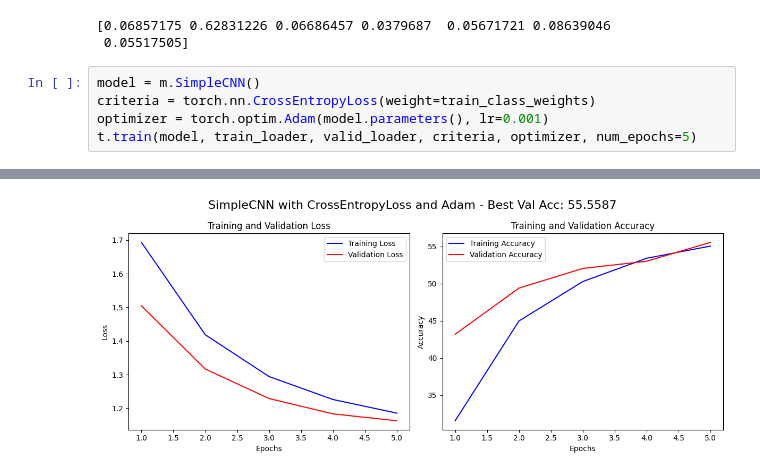
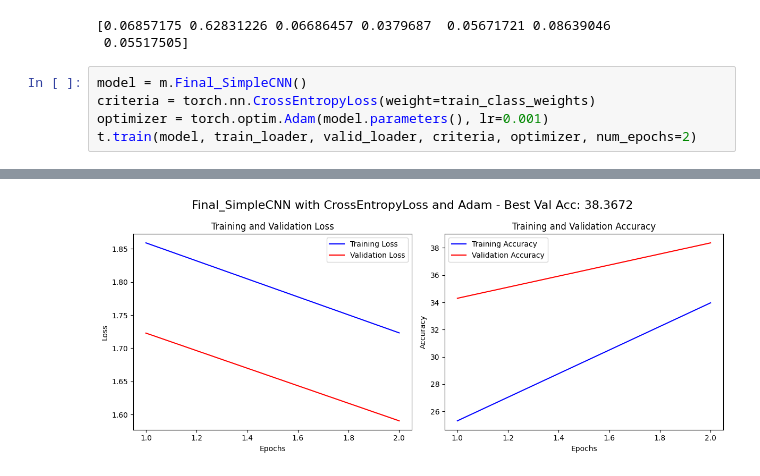
Before and after one commit to coppeneur/cv-deep-learning, a Jupyter notebook: pipeline_assignment_2.ipynb, the cells around one changed output, grey strips where cells are left out. Cells and saved outputs as stored; diff of their text form.

```diff
--- a/pipeline_assignment_2.ipynb
+++ b/pipeline_assignment_2.ipynb
@@ -134,8 +134,8 @@ train_class_weights = torch.from_numpy(train_class_weights).float()
 [0.06857175 0.62831226 0.06686457 0.0379687  0.05671721 0.08639046
  0.05517505]
 # %%
-model = m.SimpleCNN()
+model = m.Final_SimpleCNN()
 criteria = torch.nn.CrossEntropyLoss(weight=train_class_weights)
 optimizer = torch.optim.Adam(model.parameters(), lr=0.001)
-t.train(model, train_loader, valid_loader, criteria, optimizer, num_epochs=5)
+t.train(model, train_loader, valid_loader, criteria, optimizer, num_epochs=2)
 # %% [output]
@@ -152,4 +146,4 @@ Best model saved with accuracy: 55.5587 as 'bestmodels/SimpleCNN_CrossEntropyLos
-[figure, old version]
+[figure, new version]
 # %%
 # Evaluate the model
 criterion = torch.nn.CrossEntropyLoss()
```
Also changed, not shown: parts of 8 cells of this notebook, 1 other file.
